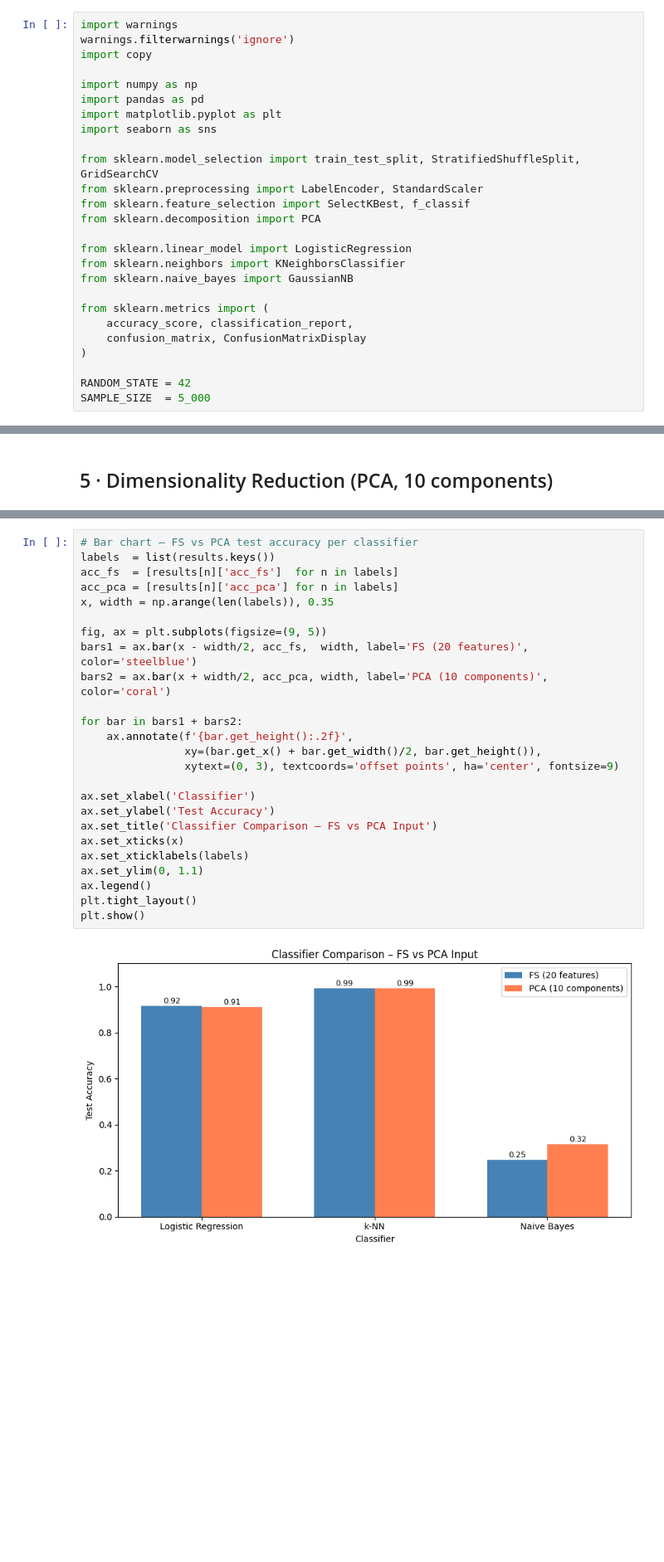
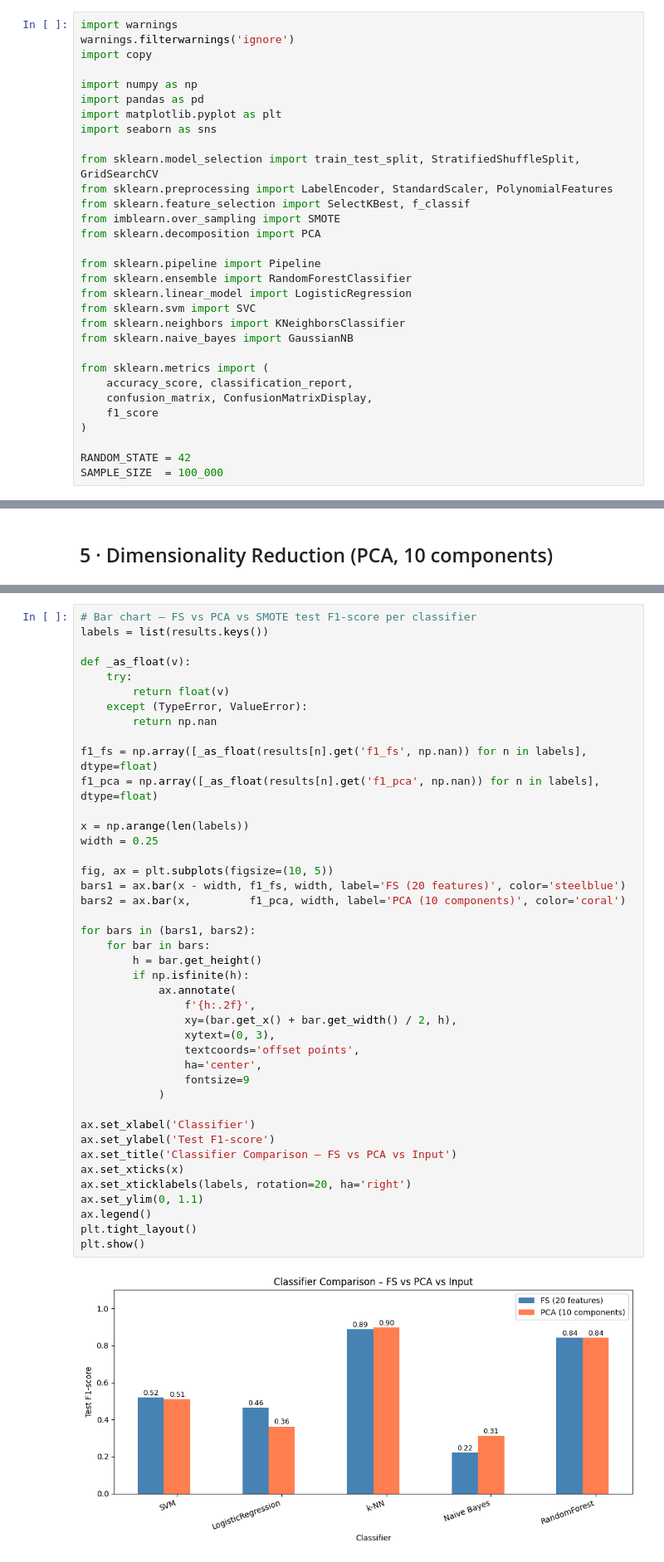
Before and after one commit to AleksiKupila/netintrusion-classificator, a Jupyter notebook: testing.ipynb, the cells around one changed output, grey strips where cells are left out. Shown at 83% size. Cells and saved outputs as stored; diff of their text form; blank space fills up the shorter version.

Commit message:
Added second, more advanced pipeline which also includes SMOTE for some models. Visible parameters now pretty much optimized (trained with 100k samples)

```diff
--- a/testing.ipynb
+++ b/testing.ipynb
@@ -23,21 +23,26 @@ import matplotlib.pyplot as plt
 import seaborn as sns
 
 from sklearn.model_selection import train_test_split, StratifiedShuffleSplit, GridSearchCV
-from sklearn.preprocessing import LabelEncoder, StandardScaler
+from sklearn.preprocessing import LabelEncoder, StandardScaler, PolynomialFeatures
 from sklearn.feature_selection import SelectKBest, f_classif
+from imblearn.over_sampling import SMOTE
 from sklearn.decomposition import PCA
 
+from sklearn.pipeline import Pipeline
+from sklearn.ensemble import RandomForestClassifier
 from sklearn.linear_model import LogisticRegression
+from sklearn.svm import SVC
 from sklearn.neighbors import KNeighborsClassifier
 from sklearn.naive_bayes import GaussianNB
 
 from sklearn.metrics import (
     accuracy_score, classification_report,
-    confusion_matrix, ConfusionMatrixDisplay
+    confusion_matrix, ConfusionMatrixDisplay,
+    f1_score
 )
 
 RANDOM_STATE = 42
-SAMPLE_SIZE  = 5_000
+SAMPLE_SIZE  = 100_000
 # %% [markdown]
 ## 2 · Load Data & Stratified Sampling
 # %%
@@ -282,30 +331,47 @@ Logistic Regression                                 {'C': 10}  0.9154         0.
 ===========================================================================
 # %%
-# Bar chart – FS vs PCA test accuracy per classifier
-labels  = list(results.keys())
-acc_fs  = [results[n]['acc_fs']  for n in labels]
-acc_pca = [results[n]['acc_pca'] for n in labels]
-x, width = np.arange(len(labels)), 0.35
+# Bar chart – FS vs PCA vs SMOTE test F1-score per classifier
+labels = list(results.keys())
 
-fig, ax = plt.subplots(figsize=(9, 5))
-bars1 = ax.bar(x - width/2, acc_fs,  width, label='FS (20 features)',   color='steelblue')
-bars2 = ax.bar(x + width/2, acc_pca, width, label='PCA (10 components)', color='coral')
+def _as_float(v):
+    try:
+        return float(v)
+    except (TypeError, ValueError):
+        return np.nan
 
-for bar in bars1 + bars2:
-    ax.annotate(f'{bar.get_height():.2f}',
-                xy=(bar.get_x() + bar.get_width()/2, bar.get_height()),
-                xytext=(0, 3), textcoords='offset points', ha='center', fontsize=9)
+f1_fs = np.array([_as_float(results[n].get('f1_fs', np.nan)) for n in labels], dtype=float)
+f1_pca = np.array([_as_float(results[n].get('f1_pca', np.nan)) for n in labels], dtype=float)
+
+x = np.arange(len(labels))
+width = 0.25
+
+fig, ax = plt.subplots(figsize=(10, 5))
+bars1 = ax.bar(x - width, f1_fs, width, label='FS (20 features)', color='steelblue')
+bars2 = ax.bar(x,         f1_pca, width, label='PCA (10 components)', color='coral')
+
+for bars in (bars1, bars2):
+    for bar in bars:
+        h = bar.get_height()
+        if np.isfinite(h):
+            ax.annotate(
+                f'{h:.2f}',
+                xy=(bar.get_x() + bar.get_width() / 2, h),
+                xytext=(0, 3),
+                textcoords='offset points',
+                ha='center',
+                fontsize=9
+            )
 
 ax.set_xlabel('Classifier')
-ax.set_ylabel('Test Accuracy')
-ax.set_title('Classifier Comparison – FS vs PCA Input')
+ax.set_ylabel('Test F1-score')
+ax.set_title('Classifier Comparison – FS vs PCA vs Input')
 ax.set_xticks(x)
-ax.set_xticklabels(labels)
+ax.set_xticklabels(labels, rotation=20, ha='right')
 ax.set_ylim(0, 1.1)
 ax.legend()
 plt.tight_layout()
 plt.show()
 # %% [output]
-[figure, old version]
+[figure, new version]
 # %%
 # Confusion matrices (FS input)
```
Also changed, not shown: parts of 12 cells of this notebook, 1 other file.
